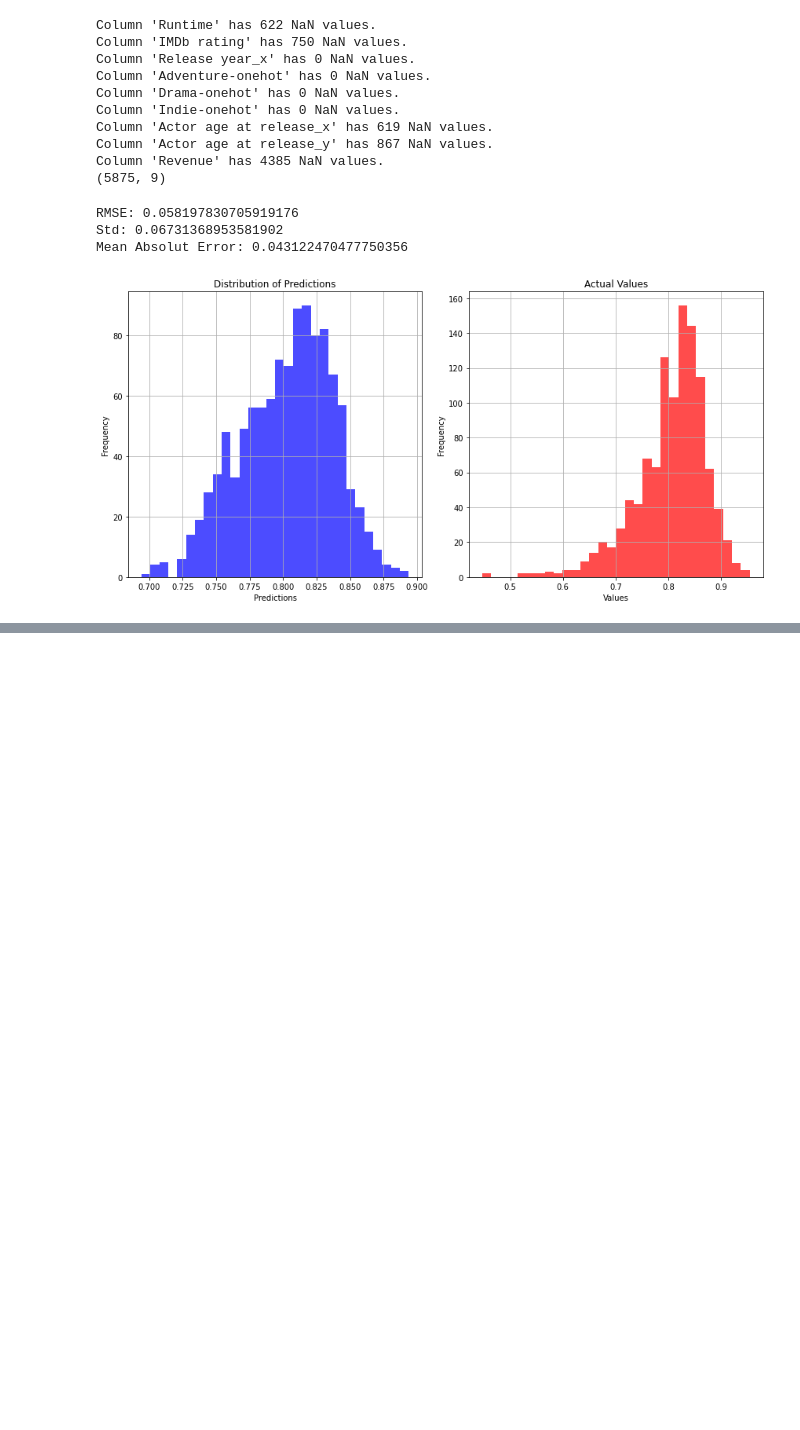
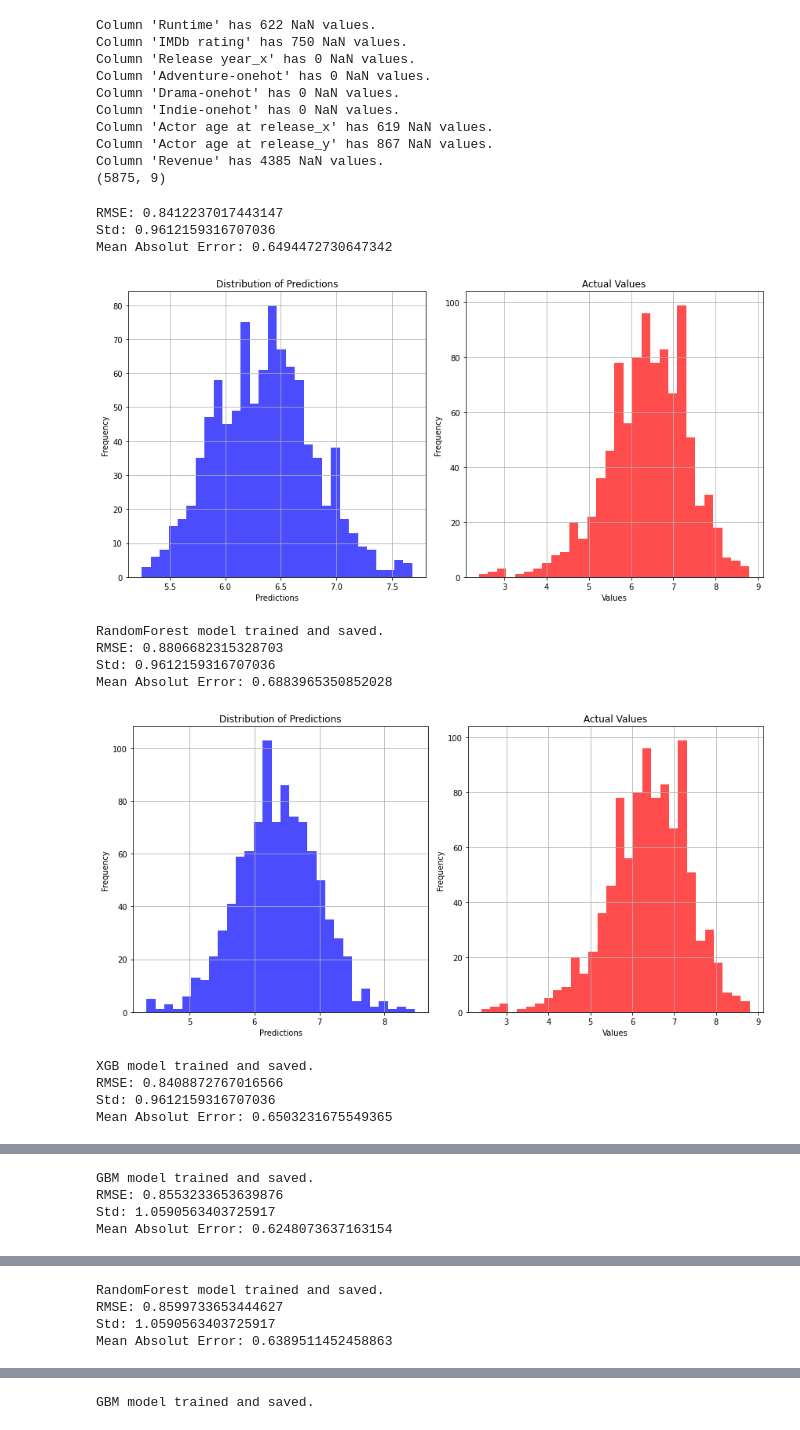
Before and after one commit to epfl-ada/ada-2023-project-fauttrouverunnompourada, a Jupyter notebook: xgboost.ipynb, the cells around one changed output, grey strips where cells are left out. Cells and saved outputs as stored; diff of their text form; code cells hidden in the pictures; blank space fills up the shorter version.

```diff
--- a/xgboost.ipynb
+++ b/xgboost.ipynb
@@ -161,14 +162,14 @@ plt.show()
 Modelling functions
 # %%
 def feat_and_target_revenue(data):
-    feature = data.drop('Revenue', axis = 1)
+    feature = data.drop(['Revenue', 'IMDb rating'], axis = 1)
     target = np.log10(data['Revenue'])
 
     return feature, target
 # %%
 def feat_and_target_critics(data):
-    feature = data.drop('IMDb rating', axis = 1)
-    target = np.log10(data['IMDb rating'])
+    feature = data.drop(['IMDb rating', 'Revenue'], axis = 1)
+    target = (data['IMDb rating'])
 
     return feature, target
 # %%
@@ -176,7 +177,7 @@ def data_splitting(feature, target):
     #Returns x_train, x_test, y_train, y_test
     return train_test_split(feature, target, test_size=0.2, random_state=42)
 # %%
-def fit_model(model_name, xtrain, xtest, ytrain, ytest):
+def fit_model_revenue(model_name, xtrain, xtest, ytrain, ytest):
     if model_name == 'RandomForest':
         model = RandomForestRegressor(
     max_depth=13,
@@ -240,3 +241,7 @@ def fit_model(model_name, xtrain, xtest, ytrain, ytest):
 
         plt.tight_layout()
         plt.show()
+
+    if model_name in ['RandomForest', 'XGB', 'GBM']:
+        joblib.dump(model, f'{model_name}_revenue_model.pkl')
+        print(f"{model_name} model trained and saved.")
@@ -244,11 +317,11 @@ def fit_model(model_name, xtrain, xtest, ytrain, ytest):
 def pipeline_revenue(data, model_name):
     feature, target = feat_and_target_revenue(data)
     xtrain, xtest, ytrain, ytest = data_splitting(feature, target)
-    fit_model(model_name, xtrain, xtest, ytrain, ytest)
+    fit_model_revenue(model_name, xtrain, xtest, ytrain, ytest)
 def pipeline_critics(data, model_name):
     feature, target = feat_and_target_critics(data)
     xtrain, xtest, ytrain, ytest = data_splitting(feature, target)
-    fit_model(model_name, xtrain, xtest, ytrain, ytest)
+    fit_model_critics(model_name, xtrain, xtest, ytrain, ytest)
 
 #'XGB': Refers to the XGBoostRegressor model.
 #'RandomForest': Refers to the RandomForestRegressor model from scikit-learn.
@@ -305,10 +387,25 @@ Column 'Actor age at release_x' has 619 NaN values.
 Column 'Actor age at release_y' has 867 NaN values.
 Column 'Revenue' has 4385 NaN values.
 (5875, 9)
-# %%
-pipeline_critics(inputs_filt, 'RandomForest')
-# %% [output]
-RMSE: 0.058197830705919176
-Std: 0.06731368953581902
-Mean Absolut Error: 0.043122470477750356
-[figure, removed]
+# %%
+pipeline_critics(all_inputs, 'RandomForest')
+pipeline_critics(all_inputs, 'XGB')
+pipeline_critics(all_inputs, 'GBM')
+
+pipeline_revenue(all_inputs, 'RandomForest')
+pipeline_revenue(all_inputs, 'XGB')
+pipeline_revenue(all_inputs, 'GBM')
+# %% [output]
+RMSE: 0.8412237017443147
+Std: 0.9612159316707036
+Mean Absolut Error: 0.6494472730647342
+[figure, added]
+RandomForest model trained and saved.
+RMSE: 0.8806682315328703
+Std: 0.9612159316707036
+Mean Absolut Error: 0.6883965350852028
+[figure, added]
+XGB model trained and saved.
+RMSE: 0.8408872767016566
+Std: 0.9612159316707036
+Mean Absolut Error: 0.6503231675549365
@@ -314,0 +413,4 @@ Mean Absolut Error: 0.043122470477750356
+GBM model trained and saved.
+RMSE: 0.8553233653639876
+Std: 1.0590563403725917
+Mean Absolut Error: 0.6248073637163154
@@ -314,0 +418,4 @@ Mean Absolut Error: 0.043122470477750356
+RandomForest model trained and saved.
+RMSE: 0.8599733653444627
+Std: 1.0590563403725917
+Mean Absolut Error: 0.6389511452458863
@@ -315 +428,2 @@ Mean Absolut Error: 0.043122470477750356
+GBM model trained and saved.
 # %% [markdown]
```
Also changed, not shown: parts of 31 cells of this notebook.
